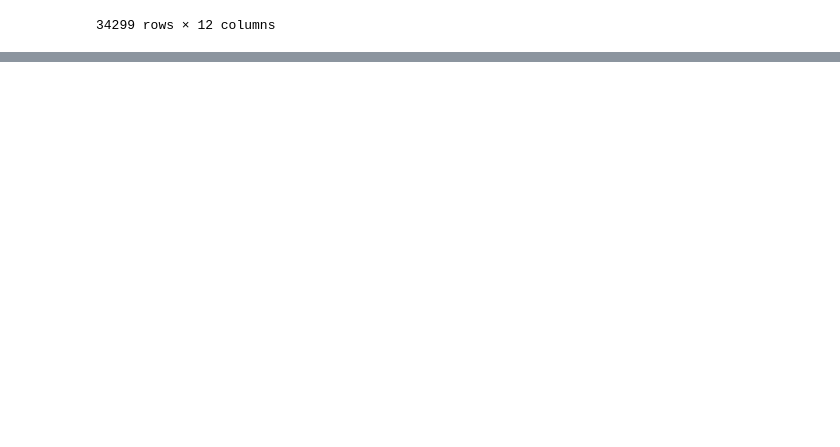
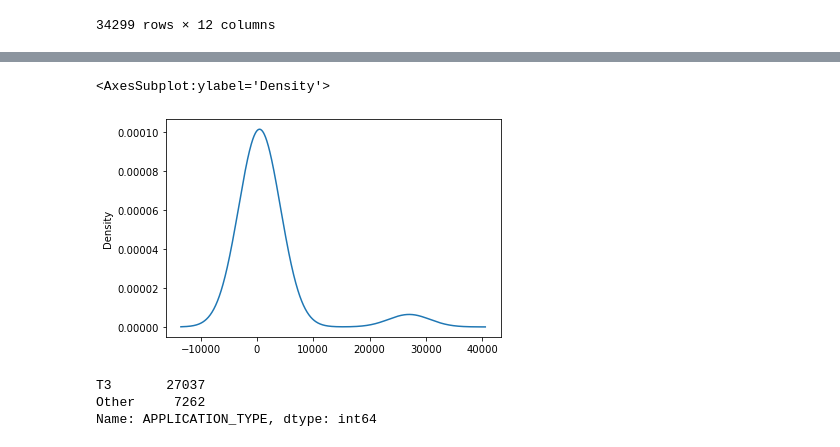
Before and after one commit to AbigailMwaura/Neural_Network_Charity_Analysis, a Jupyter notebook: AlphabetSoupCharity_Optimzation.ipynb, the cells around one changed output, grey strips where cells are left out. Saved outputs shown, nothing was run; the diff lists cells and outputs as text; code cells hidden in the pictures; blank space fills up the shorter version.

```diff
--- a/AlphabetSoupCharity_Optimzation.ipynb
+++ b/AlphabetSoupCharity_Optimzation.ipynb
@@ -33,0 +56,4 @@ application_df.head()
+# %%
+# Look at APPLICATION_TYPE value counts for binning
+apptype_count = application_df['APPLICATION_TYPE'].value_counts()
+print(apptype_count)
@@ -33,0 +79,20 @@ application_df.head()
+# %%
+# Visualize the value counts of APPLICATION_TYPE
+apptype_count.plot.density()
+# %% [output]
+<AxesSubplot:ylabel='Density'>
+[figure, added]
+# %%
+# Determine which values to replace if counts are less than ...?
+replace_application = list(apptype_count[apptype_count < 10000].index)
+
+# Replace in dataframe
+for app in replace_application:
+    application_df.APPLICATION_TYPE = application_df.APPLICATION_TYPE.replace(app,"Other")
+
+# Check to make sure binning was successful
+application_df.APPLICATION_TYPE.value_counts()
+# %% [output]
+T3       27037
+Other     7262
+Name: APPLICATION_TYPE, dtype: int64
```
Also changed, not shown: parts of 5 cells of this notebook.
